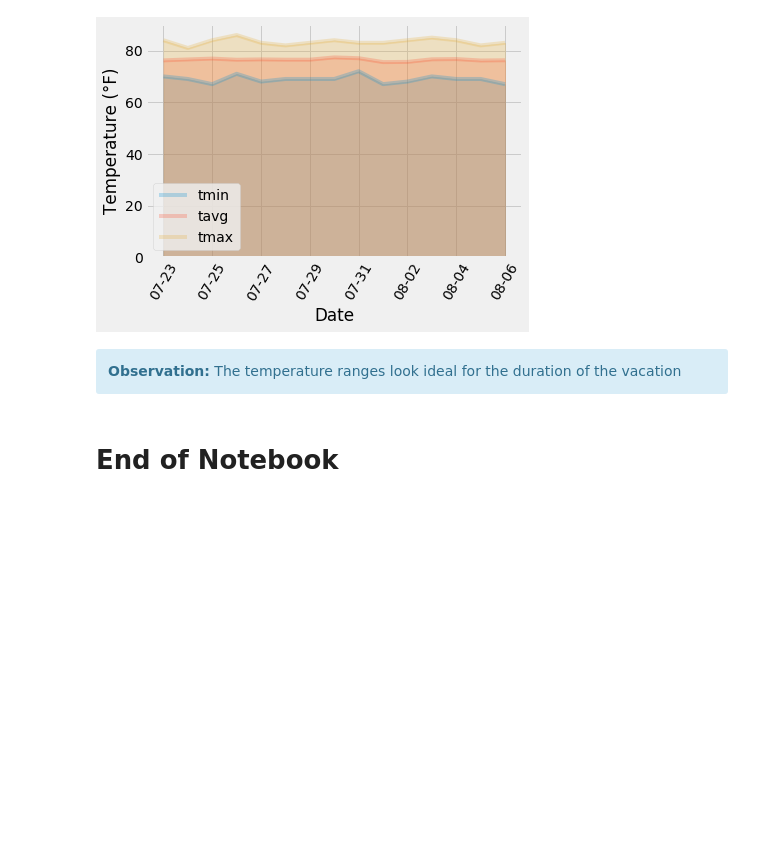
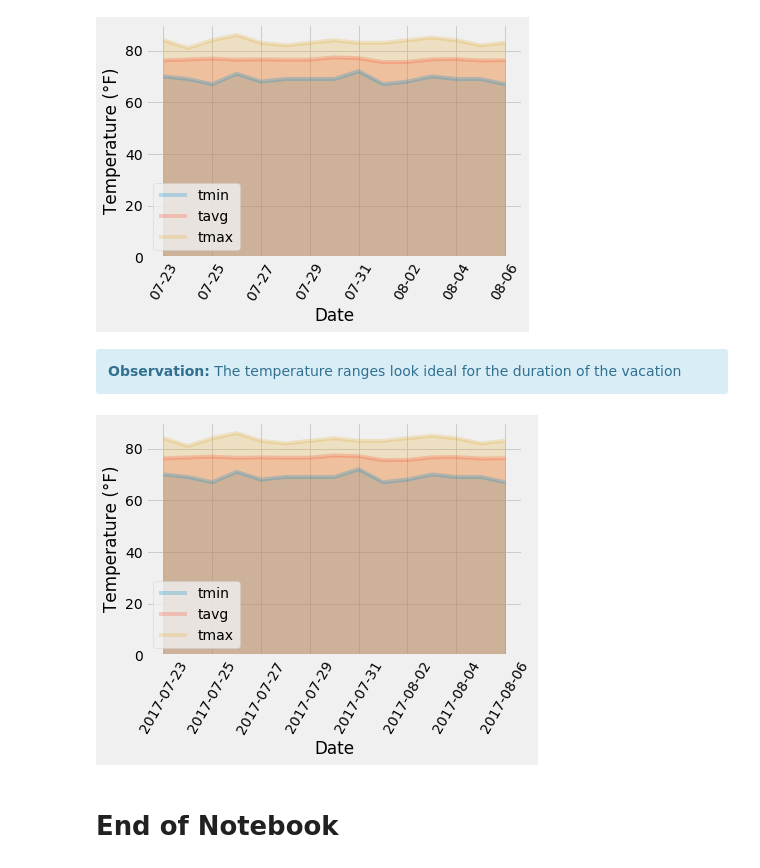
Before and after one commit to annmcnamara/sqlalchemy-challenge, a Jupyter notebook: climate_analysis.ipynb, the cells around one changed output. Cells and saved outputs as stored; diff of their text form; code cells hidden in the pictures; blank space fills up the shorter version.

```diff
--- a/climate_analysis.ipynb
+++ b/climate_analysis.ipynb
@@ -665,12 +666,12 @@ range_of_dates = pd.date_range(start=trip_start_date, end=trip_end_date)
 
 # Strip off the year and create a list of %m-%d strings
 dates_list = []
-#full_dates = []
+full_dates = []
 for r in range_of_dates:
     # print(type(r))
     #print(r.strftime("%m-%d"))
     dates_list.append(r.strftime("%m-%d"))
-    #full_dates.append(r.strftime("%Y-%m-%d"))
+    full_dates.append(r.strftime("%Y-%m-%d"))
 
 # Loop through the list of %m-%d strings and calculate the normals for each date
 normals = []
@@ -679,9 +680,9 @@ for day in dates_list:
     normals.append([dn[0][0],dn[0][1], dn[0][2]])
 # %%
 # Load the previous query results into a Pandas DataFrame and add the `trip_dates` range as the `date` index
+trip_dates = pd.DataFrame(normals, columns = ['Min', 'Ave', 'Max'], index = dates_list)
+trip_dates.index.name='Date'
 
-trip_dates = pd.DataFrame(normals, columns = ['Min', 'Ave', 'Max'], index = dates_list)
-
-trip_dates.index.name='Date'
-trip_dates.head()
-trip_dates
+# Note I am creating an almost duplicate dataframe for plotting reasons.
+trip_dates_with_year = pd.DataFrame(normals, columns = ['Min', 'Ave', 'Max'], index = full_dates)
+trip_dates_with_year.index.name='Date'
@@ -718,6 +701,20 @@ _ = ax.legend(['tmin', 'tavg', 'tmax'])
 <b>Observation:</b>
 The temperature ranges look ideal for the duration of the vacation
 </div>
+# %%
+### In the example in the homework the whole year was
+### plotted on the x-axis so I wanted to ensure
+### I showed that way also.
+
+# Plot the daily normals as an area plot with `stacked=False`
+
+ax = trip_dates_with_year.plot.area(stacked=False, alpha=0.25)
+ax.xaxis.set_tick_params(rotation=60)
+
+ax.set_ylabel(u'Temperature (\N{DEGREE SIGN}F)')
+_ = ax.legend(['tmin', 'tavg', 'tmax'])
+# %% [output]
+[figure, added]
 # %%
 ### Close Session
 session.close()
```
Also changed, not shown: parts of 2 cells of this notebook.
